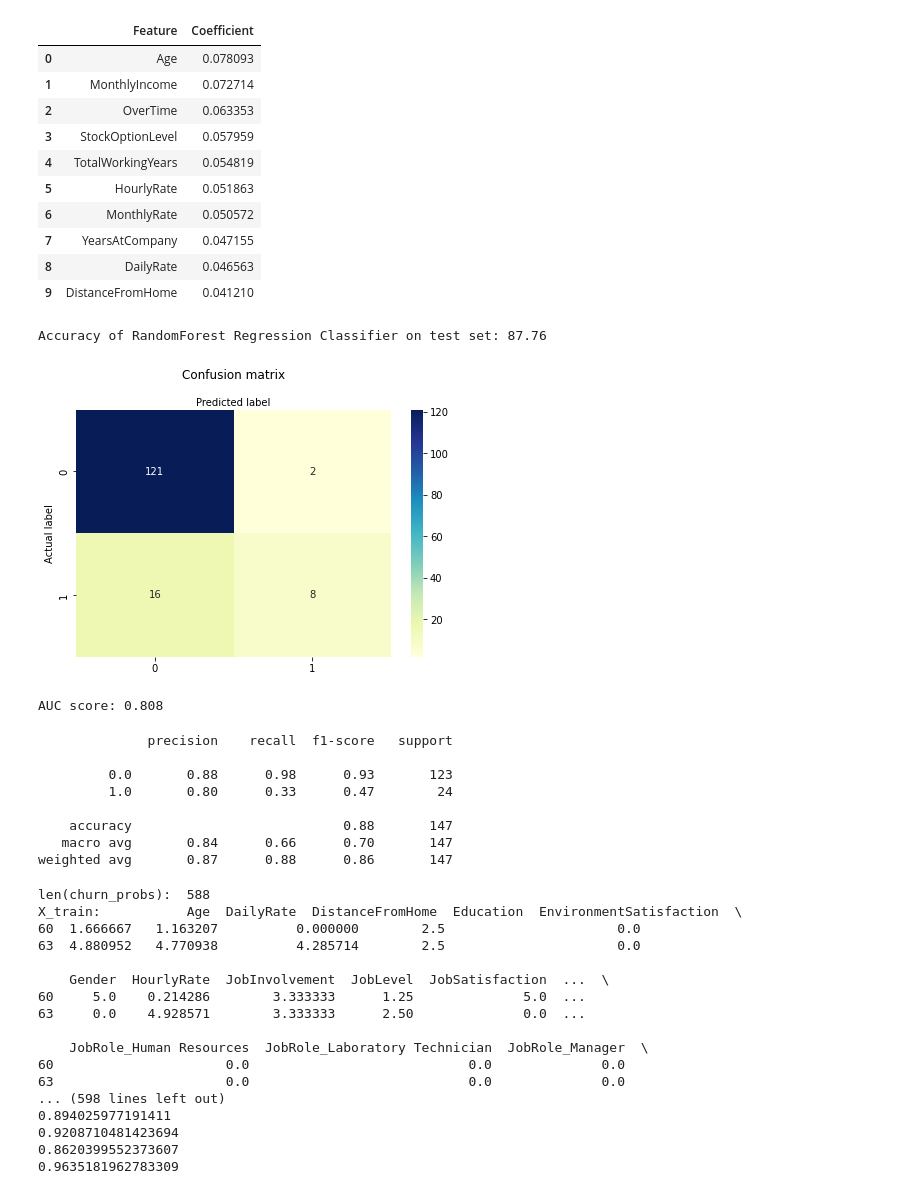
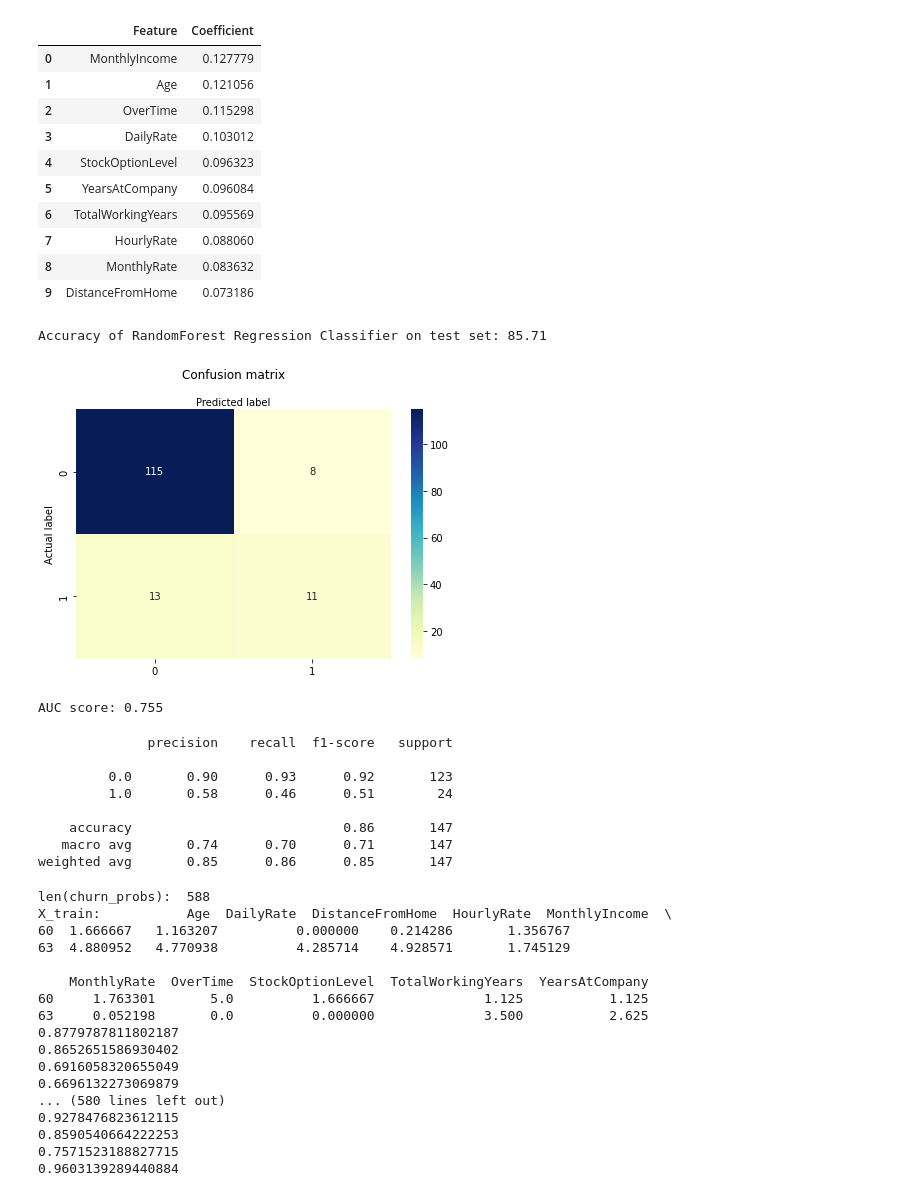
Before and after one commit to panuinth/churn-employee-prediction, a Jupyter notebook: predict-employee-churn.ipynb, the cells around one changed output. Drawn from its saved outputs; the diff is of its cells as text; code cells hidden in the pictures.

```diff
--- a/predict-employee-churn.ipynb
+++ b/predict-employee-churn.ipynb
@@ -23,8 +23,8 @@ from sklearn.model_selection import GridSearchCV
 import os
 
 # Read CSV file
-df_sourcefile = pd.read_csv('./input/1st-employee-data-set.csv')
-# df_sourcefile = pd.read_csv('./input/10-features-data.csv')
+# df_sourcefile = pd.read_csv('./input/1st-employee-data-set.csv')
+df_sourcefile = pd.read_csv('./input/10-features-735-records.csv')
 print("Shape of dataframe is: {}".format(df_sourcefile.shape))
 
 # Make a copy of the original sourcefile
@@ -122,9 +122,9 @@ Size of Full Encoded Dataset: (735, 49)
 # assign the target to a new dataframe and convert it to a numerical feature
 target = df_first_set['Attrition'].copy()
 # remove the target feature and redundant features from the dataset
-# df_first_set.drop(['Attrition'], axis=1, inplace=True)
-df_first_set.drop(['Attrition', 'EmployeeCount', 'EmployeeNumber',
-            'StandardHours', 'Over18'], axis=1, inplace=True)
+df_first_set.drop(['Attrition'], axis=1, inplace=True)
+# df_first_set.drop(['Attrition', 'EmployeeCount', 'EmployeeNumber',
+#             'StandardHours', 'Over18'], axis=1, inplace=True)
 
 # Since we have class imbalance (i.e. more employees with turnover=0 than turnover=1)
 # let's use stratify=y to maintain the same ratio as in the training dataset when splitting the dataset
@@ -207,27 +207,27 @@ plt.show() # Show plot
 # %%
 # Identify top 10 indicators which affect employee churn
 importances = rf_opt.feature_importances_
 df_param_coeff = pd.DataFrame(columns=['Feature', 'Coefficient'])
-for i in range(44):
-# for i in range(10):
+# for i in range(44):
+for i in range(10):
     feat = X_train.columns[i]
     coeff = importances[i]
     df_param_coeff.loc[i] = (feat, coeff)
 df_param_coeff.sort_values(by='Coefficient', ascending=False, inplace=True)
 df_param_coeff = df_param_coeff.reset_index(drop=True)
 df_param_coeff.head(10)
 # %% [output]
 |  | Feature | Coefficient |
-| 0 | Age | 0.078093 |
-| 1 | MonthlyIncome | 0.072714 |
-| 2 | OverTime | 0.063353 |
-| 3 | StockOptionLevel | 0.057959 |
-| 4 | TotalWorkingYears | 0.054819 |
-| 5 | HourlyRate | 0.051863 |
-| 6 | MonthlyRate | 0.050572 |
-| 7 | YearsAtCompany | 0.047155 |
-| 8 | DailyRate | 0.046563 |
-| 9 | DistanceFromHome | 0.041210 |
+| 0 | MonthlyIncome | 0.127779 |
+| 1 | Age | 0.121056 |
+| 2 | OverTime | 0.115298 |
+| 3 | DailyRate | 0.103012 |
+| 4 | StockOptionLevel | 0.096323 |
+| 5 | YearsAtCompany | 0.096084 |
+| 6 | TotalWorkingYears | 0.095569 |
+| 7 | HourlyRate | 0.088060 |
+| 8 | MonthlyRate | 0.083632 |
+| 9 | DistanceFromHome | 0.073186 |
 # %%
 # Evaluation on model outcome
 # sklearn modules for performance metrics
@@ -257,8 +257,8 @@ plt.xlabel('Predicted label')
 
 print('Accuracy of RandomForest Regression Classifier on test set: {:.2f}'.format(rf_opt.score(X_test, y_test)*100))
 # %% [output]
-Accuracy of RandomForest Regression Classifier on test set: 87.76
+Accuracy of RandomForest Regression Classifier on test set: 85.71
-[figure, old version]
+[figure, new version]
 # %%
 # Finding AUC score
 rf_opt.fit(X_train, y_train) # fit optimised model to the training data
@@ -267,7 +267,7 @@ probs = probs[:, 1] # we will only keep probabilities associated with the employ
 rf_opt_roc_auc = roc_auc_score(y_test, probs) # calculate AUC score using test dataset
 print('AUC score: %.3f' % rf_opt_roc_auc)
 # %% [output]
-AUC score: 0.808
+AUC score: 0.755
 # %%
 # Classification report for the optimised Random forest
 # rf_opt.fit(X_train, y_train)
@@ -275,12 +275,12 @@ print(classification_report(y_test, rf_opt.predict(X_test)))
 # %% [output]
               precision    recall  f1-score   support
 
-         0.0       0.88      0.98      0.93       123
-         1.0       0.80      0.33      0.47        24
+         0.0       0.90      0.93      0.92       123
+         1.0       0.58      0.46      0.51        24
 
-    accuracy                           0.88       147
-   macro avg       0.84      0.66      0.70       147
-weighted avg       0.87      0.88      0.86       147
+    accuracy                           0.86       147
+   macro avg       0.74      0.70      0.71       147
+weighted avg       0.85      0.86      0.85       147
 # %%
 # Predict probability of employee who most likely to leave the company
 rf_churn_probs = rf_opt.predict_proba(X_train) # predict probabilities
@@ -296,22 +296,22 @@ for score in rf_churn_probs.tolist():
     print(score[0])
 # %% [output]
 len(churn_probs):  588
-X_train:           Age  DailyRate  DistanceFromHome  Education  EnvironmentSatisfaction  \
-60  1.666667   1.163207          0.000000        2.5                      0.0
-63  4.880952   4.770938          4.285714        2.5                      0.0
+X_train:           Age  DailyRate  DistanceFromHome  HourlyRate  MonthlyIncome  \
+60  1.666667   1.163207          0.000000    0.214286       1.356767
+63  4.880952   4.770938          4.285714    4.928571       1.745129
 
-    Gender  HourlyRate  JobInvolvement  JobLevel  JobSatisfaction  ...  \
-60     5.0    0.214286        3.333333      1.25              5.0  ...
-63     0.0    4.928571        3.333333      2.50              0.0  ...
-
-    JobRole_Human Resources  JobRole_Laboratory Technician  JobRole_Manager  \
-60                      0.0                            0.0              0.0
-63                      0.0                            0.0              0.0
-... (598 lines left out)
-0.894025977191411
-0.9208710481423694
-0.8620399552373607
-0.9635181962783309
+    MonthlyRate  OverTime  StockOptionLevel  TotalWorkingYears  YearsAtCompany
+60     1.763301       5.0          1.666667              1.125           1.125
+63     0.052198       0.0          0.000000              3.500           2.625
+0.8779787811802187
+0.8652651586930402
+0.6916058320655049
+0.6696132273069879
+... (580 lines left out)
+0.9278476823612115
+0.8590540664222253
+0.7571523188827715
+0.9603139289440884
 # %%
 # Let's use logistic regression model to compare the model performance
 from sklearn import model_selection
```
Also changed, not shown: parts of 13 cells of this notebook, 1 other file.
